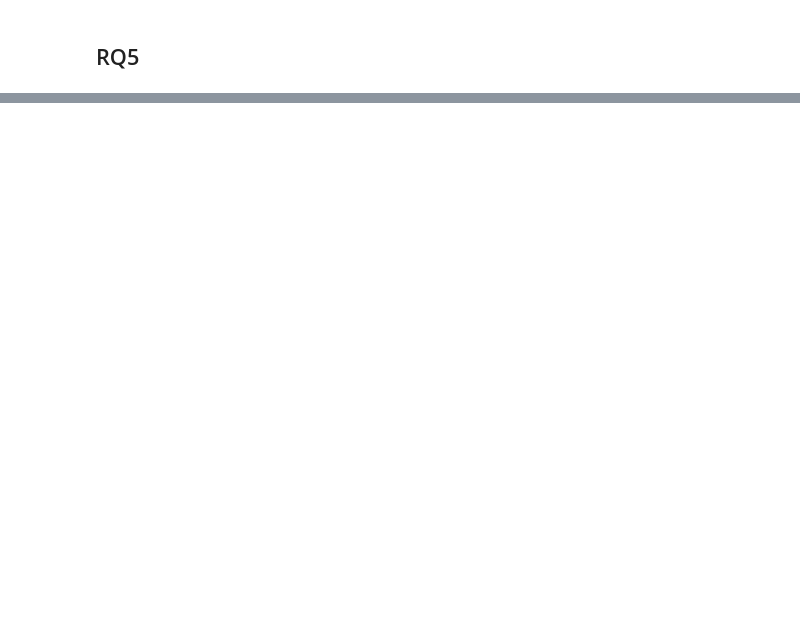
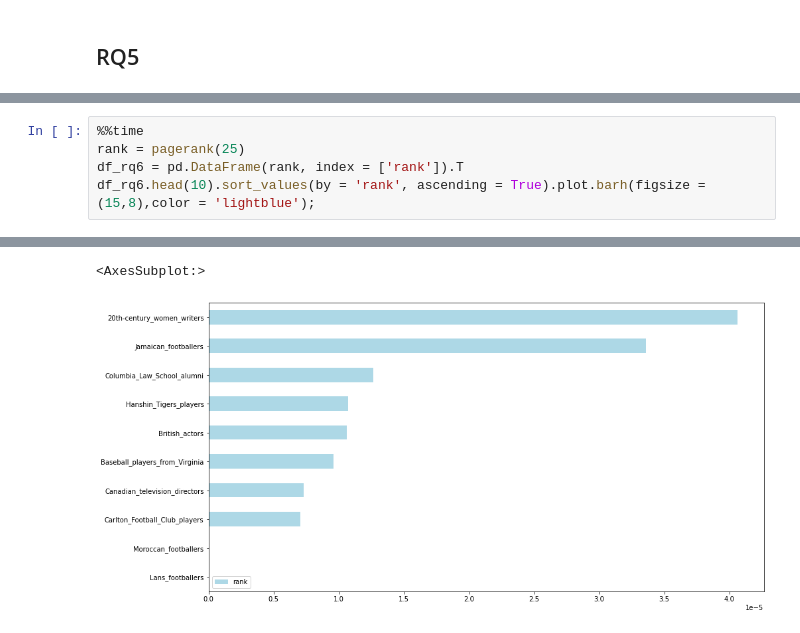
Before and after one commit to SimoneFiorellino/ADM-HW5, a Jupyter notebook: martina.ipynb, the cells around one changed output, grey strips where cells are left out. Saved outputs shown, nothing was run; the diff lists cells and outputs as text; blank space fills up the shorter version.

```diff
--- a/martina.ipynb
+++ b/martina.ipynb
@@ -625,0 +689,6 @@ Running time: 1819.1304697990417
+# %%
+%%time
+rank = pagerank(25)
+df_rq6 = pd.DataFrame(rank, index = ['rank']).T
+df_rq6.head(10).sort_values(by = 'rank', ascending = True).plot.barh(figsize = (15,8),color = 'lightblue');
+# %% [output]
@@ -625,0 +697,2 @@ Running time: 1819.1304697990417
+<AxesSubplot:>
+[figure, added]
```
Also changed, not shown: parts of 36 cells of this notebook.
